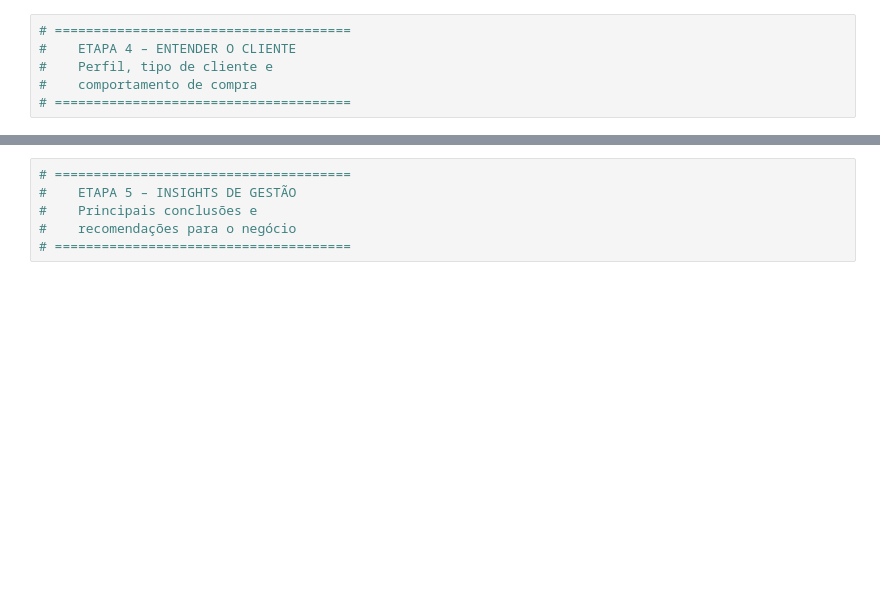
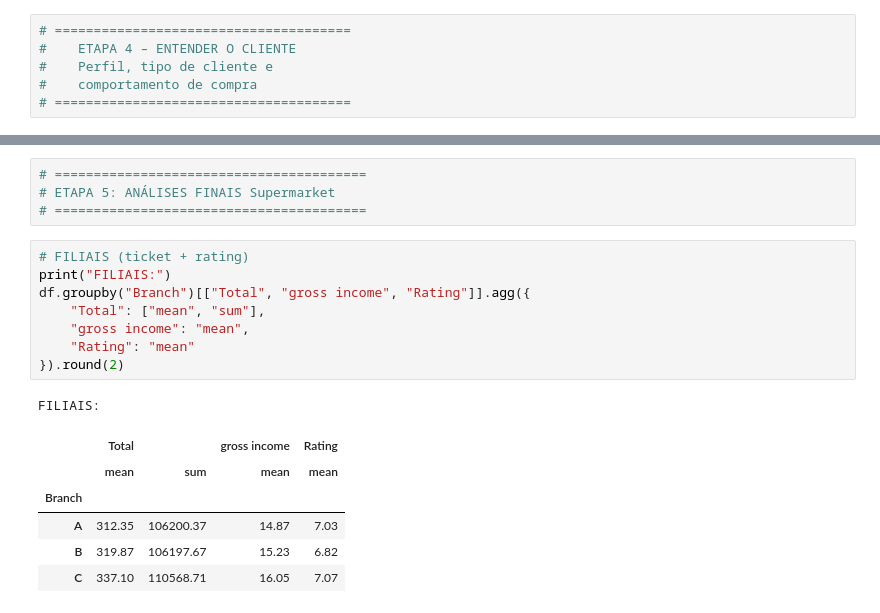
Before and after one commit to wellingtonvinicius/analise-vendas-supermercado, a Jupyter notebook: Projeto/analise_mercado.ipynb, the cells around one changed output, grey strips where cells are left out. Saved outputs shown, nothing was run; the diff lists cells and outputs as text; blank space fills up the shorter version.

```diff
--- a/Projeto/analise_mercado.ipynb
+++ b/Projeto/analise_mercado.ipynb
@@ -408,6 +418,20 @@ Name: 9, dtype: float64
 # %%
-# ======================================
-#    ETAPA 5 – INSIGHTS DE GESTÃO
-#    Principais conclusões e
-#    recomendações para o negócio
-# ======================================
+# ========================================
+# ETAPA 5: ANÁLISES FINAIS Supermarket
+# ========================================
+# %%
+# FILIAIS (ticket + rating)
+print("FILIAIS:")
+df.groupby("Branch")[["Total", "gross income", "Rating"]].agg({
+    "Total": ["mean", "sum"],
+    "gross income": "mean",
+    "Rating": "mean"
+}).round(2)
+# %% [output]
+FILIAIS:
+|  | Total |  | gross income | Rating |
+|  | mean | sum | mean | mean |
+| Branch |  |  |  |  |
+| A | 312.35 | 106200.37 | 14.87 | 7.03 |
+| B | 319.87 | 106197.67 | 15.23 | 6.82 |
+| C | 337.10 | 110568.71 | 16.05 | 7.07 |
```
Also changed, not shown: parts of 15 cells of this notebook, 5 other files.
